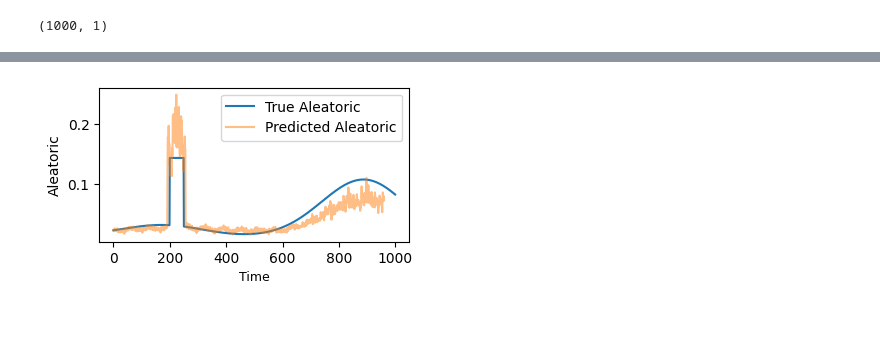
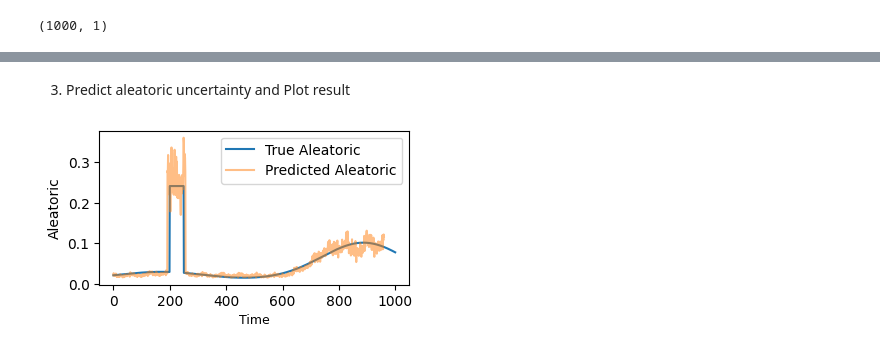
Before and after one commit to xl814/UATSAD, a Jupyter notebook: src/toy_example.ipynb, the cells around one changed output, grey strips where cells are left out. Saved outputs shown, nothing was run; the diff lists cells and outputs as text; code cells hidden in the pictures; blank space fills up the shorter version.

```diff
--- a/src/toy_example.ipynb
+++ b/src/toy_example.ipynb
@@ -74,7 +80,7 @@ print(y_tildes.shape)
 import matplotlib.pyplot as plt
 import utils
 
-generator = utils.Synthetic_heteroscedasticData_generator(0.7, 2, 5, 40)
+generator = utils.Synthetic_heteroscedasticData_generator(0.7, 2, 5, 30)
 data = generator.get_data(1000)
 
 y_tildes = data['y_tilde'].clone().detach()
@@ -305,10 +209,10 @@ plt.show()
+# %% [markdown]
+3. Predict aleatoric uncertainty and Plot result
 # %%
-import utils
-from dataloader import VAEReconLoader
-# anomaly detection only vae on test
 
+from dataloader import AEReconLoader
 
-test_recons_dataset = VAEReconLoader(test, config.win_size, "test")
+test_recons_dataset = AEReconLoader(test, config.win_size, "test")
 
 batch_size = 1
 test_recons_dataloader =  DataLoader(
@@ -317,45 +221,34 @@ test_recons_dataloader =  DataLoader(
     shuffle=False,
     drop_last=True,
 )
 
-# for visualization
+
 recstructed_signal = []
 approx_var_heter = []
 
-bvae_ens.eval()
+bae_ens.eval()
 
 for i, x in enumerate(test_recons_dataloader):
     x = x.view(batch_size, config.in_channel, -1)
-    # prediction = bvae_ens.predict_mean(x) # (10, batch_size, in_channel, win_size)
     x = x.to(config.device)
-    prediction, logvar = bvae_ens.predict_mean_logvar(x)
-    # logvar = logvar_net(x)
-    var = logvar
+    prediction, var = bae_ens.predict_mean_var(x)
 
     recstructed_signal.extend(prediction.detach().cpu().numpy().flatten())
     approx_var_heter.extend(var.detach().cpu().numpy().flatten())
 
 recstructed_signal = np.array(recstructed_signal)
 approx_var_heter = np.array(approx_var_heter)
-# approx_var_heter = utils.remove_outliers_iqr(approx_var_heter)
-
-# ================== plot aleatoric result ==================
 true_var_heter = ((generator.get_y_std(data['y_disturb']) / scaler.scale_)**2).detach().numpy().flatten()
 
 fig, axs = plt.subplots(nrows=1, ncols=1, figsize=(4, 2))
-
-
-# axs.plot(np.random.randn(*true_var_heter.shape) * np.sqrt(true_var_heter), label='Predicted Aleatoric', alpha=0.4)
-# # axs[1].set_yticks([0, 0.2, 0.4, 0.6, 0.8, 1.0, 1.2])
-# axs.plot(np.random.randn(*approx_var_heter.shape) * np.sqrt(approx_var_heter), label='True Aleatoric', alpha=0.4)
 axs.plot(true_var_heter, label='True Aleatoric')
 axs.plot(approx_var_heter, label='Predicted Aleatoric', alpha=0.5)
 # axs.grid()
 # axs.set_ylim(0, 1)
 axs.legend()
 axs.set_xlabel("Time", fontsize=9)
 axs.set_ylabel("Aleatoric", fontsize=10)
 # plt.savefig("result_4_28/anomaly_40_nll.png",bbox_inches='tight', dpi=300)
 plt.show()
 # %% [output]
-[figure, old version]
+[figure, new version]
```
Also changed, not shown: parts of 14 cells of this notebook, 48 other files.
